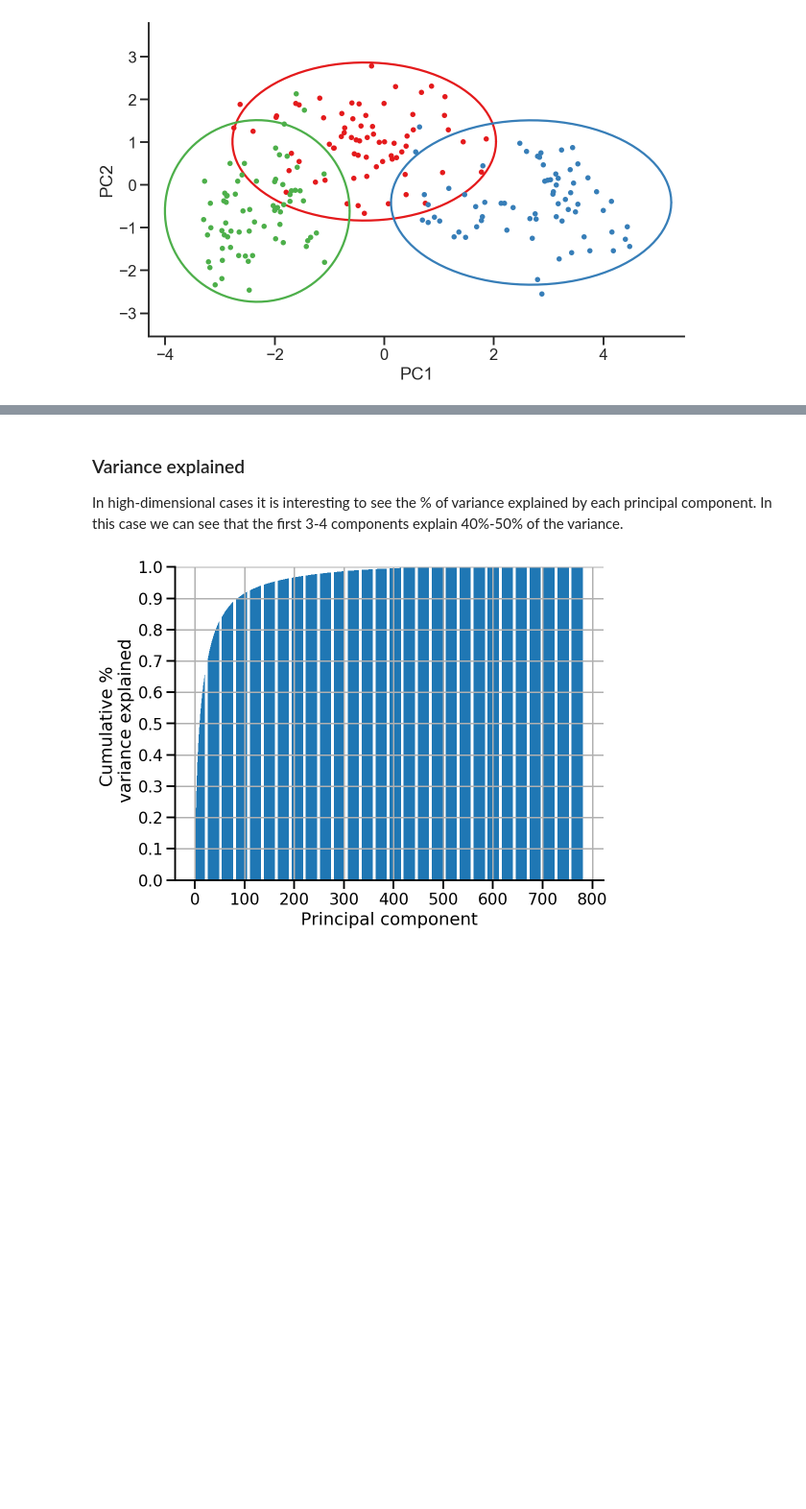
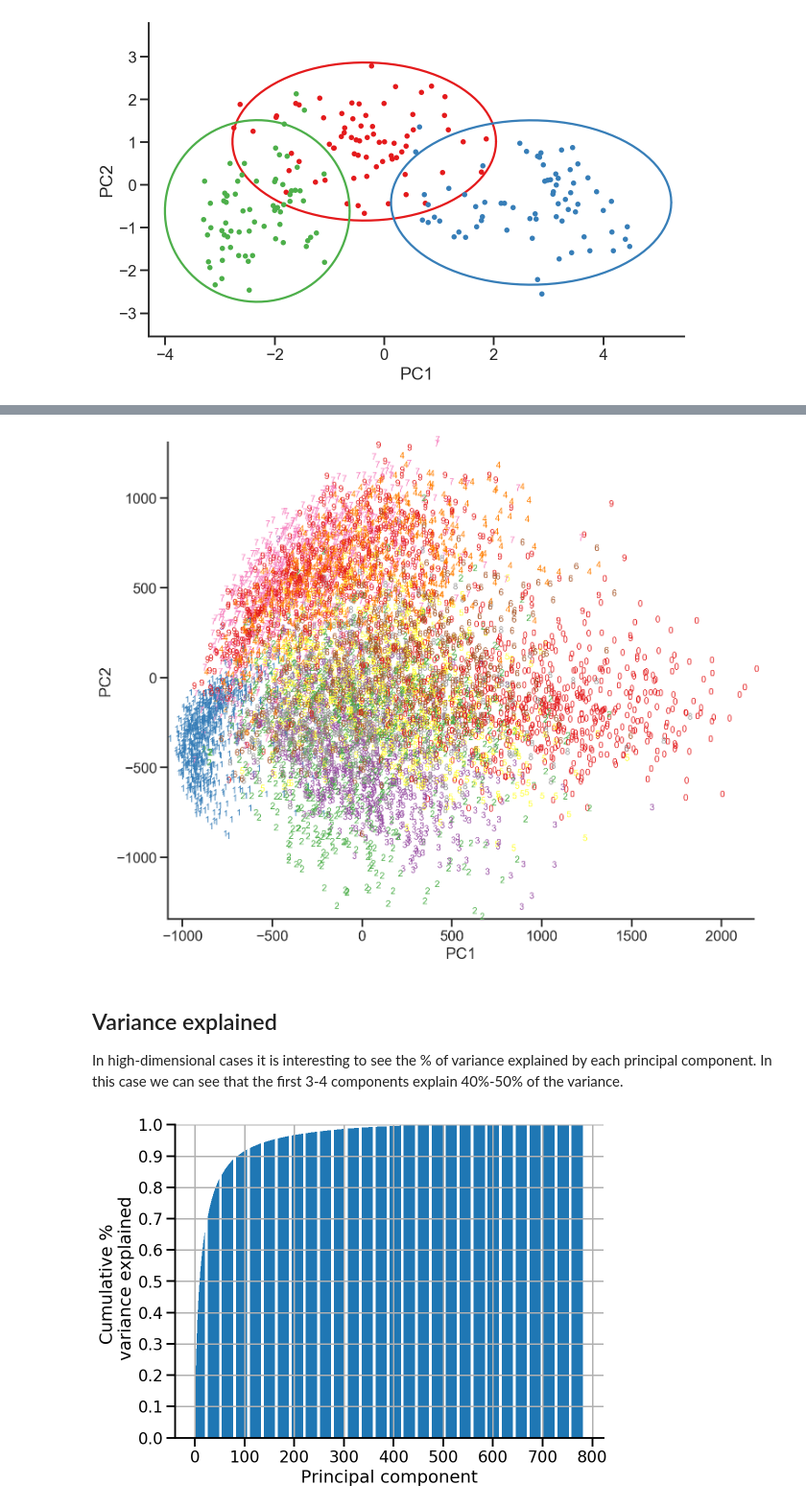
Before and after one commit to yoavram/DataSciPy, a Jupyter notebook: sessions/PCA.ipynb, the cells around one changed output, grey strips where cells are left out. Shown at 96% size. Saved outputs shown, nothing was run; the diff lists cells and outputs as text; code cells hidden in the pictures; blank space fills up the shorter version.

```diff
--- a/sessions/PCA.ipynb
+++ b/sessions/PCA.ipynb
@@ -303,9 +305,8 @@ from sklearn.datasets import fetch_openml
 # %%
 X, Y = fetch_openml('mnist_784', version=1, return_X_y=True)
 # %%
-X = X.values
-X /= 255
-Y = Y.astype(int)
+X = X.values # add this line
+Y = Y.astype(int).values
 n_samples, n_features = X.shape
 n_digits = 10
 # %%
@@ -340,5 +331,24 @@ Does it make sense? Did you expect 0 to be close to 9 and 6? 4 close to 6? 7 and
+# %%
+pca = PCA(2)
+X_ = pca.fit_transform(X)
+# %%
+colors = sns.color_palette('Set1', 10)
+
+PC1 = X_[::10, 0]
+PC2 = X_[::10, 1]
+
+fig, ax = plt.subplots(figsize=(12, 10))
+for pc1, pc2, s in zip(PC1, PC2, Y[::10]):
+    c = colors[s]
+    ax.text(pc1, pc2, str(s), fontdict=dict(fontsize=10, color=c))
+ax.set_xlim(PC1.min()-0.01, PC1.max()+0.01)
+ax.set_ylim(PC2.min()-0.01, PC2.max()+0.01)
+pca_labels()
+sns.despine()
+# %% [output]
+[figure, added]
 # %% [markdown]
-### Variance explained
+## Variance explained
 
 In high-dimensional cases it is interesting to see the % of variance explained by each principal component.
 In this case we can see that the first 3-4 components explain 40%-50% of the variance.
```
Also changed, not shown: parts of 15 cells of this notebook.
